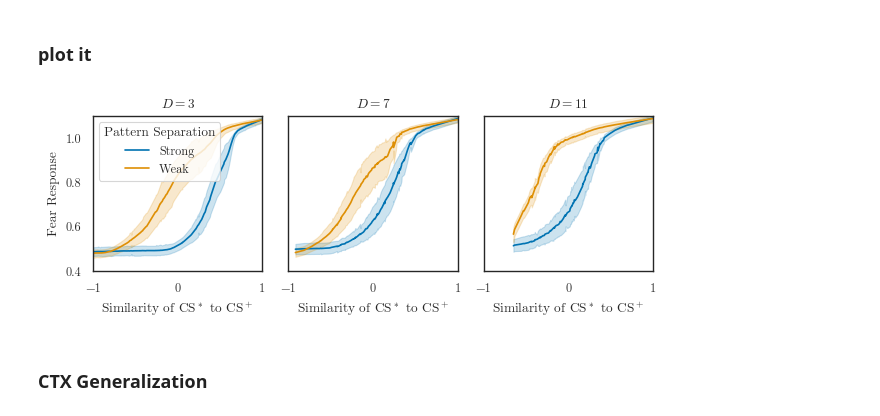
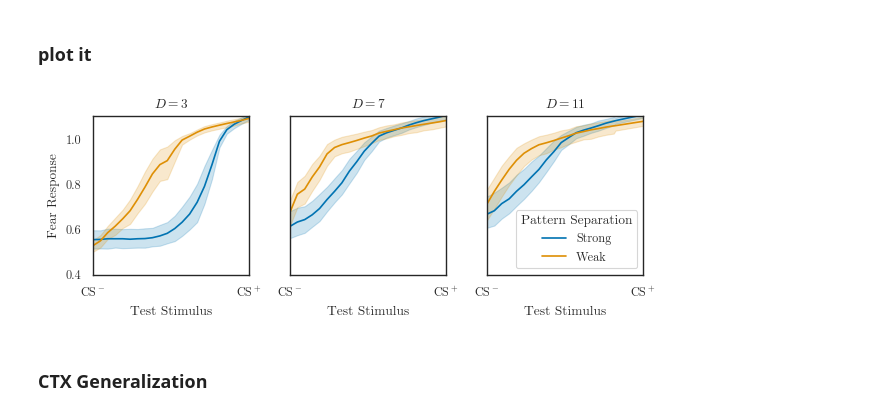
Before and after one commit to psipeter/amygdala, a Jupyter notebook: experiments.ipynb, the cells around one changed output. Cells and saved outputs as stored; diff of their text form; code cells hidden in the pictures.

```diff
--- a/experiments.ipynb
+++ b/experiments.ipynb
@@ -938,0 +1160,12 @@ plot_genCS(sparsities, dim_CS, dim_CTX, xmin=0.0, ymin=0.3, ymax=1.1)
+# %%
+sparsities = [0.1, 0.2]
+seeds = 10
+nCS = 22
+dim_CS = 7
+dim_CTX = 5
+nNeuronsExtCS = 10000
+for i in sparsities:
+    print(f"sparsity {i}")
+    genCS(seeds=seeds, nCS=nCS, dim_CS=dim_CS, dim_CTX=dim_CTX, nNeuronsExtCS=nNeuronsExtCS,
+          sparsity=i, choose_intercepts_method='sparsity')
+plot_genCS(sparsities, dim_CS, dim_CTX, xmin=0.0, ymin=0.3, ymax=1.1)
@@ -938,0 +1193,12 @@ plot_genCS(sparsities, dim_CS, dim_CTX, xmin=0.0, ymin=0.3, ymax=1.1)
+# %%
+sparsities = [0.1, 0.2]
+seeds = 10
+nCS = 22
+dim_CS = 11
+dim_CTX = 5
+nNeuronsExtCS = 10000
+for i in sparsities:
+    print(f"sparsity {i}")
+    genCS(seeds=seeds, nCS=nCS, dim_CS=dim_CS, dim_CTX=dim_CTX, nNeuronsExtCS=nNeuronsExtCS,
+          sparsity=i, choose_intercepts_method='sparsity')
+plot_genCS(sparsities, dim_CS, dim_CTX, xmin=0.0, ymin=0.3, ymax=1.1)
@@ -1041,33 +1328,34 @@ plot_genCS(sparsities, dim_CS, dim_CTX, xmin=-0.5, ymin=0.3, ymax=1.2)
 # %% [markdown]
 ### plot it
 # %%
-xmin = -1.0
+xmin = 0
 ymin = 0.4
 ymax = 1.1
 dimensions = [3,7,11]
-sparsities = [0.2, 0.4]
+sparsities = [0.1, 0.2]
 
 fig, axes = plt.subplots(nrows=1, ncols=3, figsize=((6.38, 2.5)), sharey=True)
 for j, dim_CS in enumerate(dimensions):
     for i, sparsity in enumerate(sparsities):
         data = pd.read_pickle(f"genCS_sparsity{sparsity}_dimCS={dim_CS}.pkl")
         if sparsity==min(sparsities): label="Strong"
         elif sparsity==max(sparsities): label="Weak"
 #         label = sparsity
         sns.lineplot(data=data, x='Similarity to CS+', y="Fear Response",
             ax=axes[j], color=palette[i], label=label)
-        axes[j].set(xticks=((-1.0, 0.0, 1.0)), xlim=((xmin, 1.0)), xlabel=r'Similarity of CS$^*$ to CS$^+$',
+        axes[j].set(xticks=((0.0, 1.0)), xlim=((xmin, 1.0)),
+            xticklabels=[r"CS$^-$", r"CS$^+$"],xlabel="Test Stimulus",
             title=r"$D=$"+str(dim_CS), ylabel="Fear Response",
             yticks=((0.0, 0.2, 0.4, 0.6, 0.8, 1.0, 1.2)), ylim=((ymin, ymax)))
 
-axes[0].legend(title="Pattern Separation")
+axes[0].get_legend().remove()
 axes[1].get_legend().remove()
-axes[2].get_legend().remove()
+axes[2].legend(title="Pattern Separation")
 plt.tight_layout()
-fig.savefig(f"dimensions.svg")
-fig.savefig(f"dimensions.png", dpi=600)
+fig.savefig(f"dimensions_sparsity.svg")
+fig.savefig(f"dimensions_sparsity.png", dpi=600)
 # %% [output]
-[figure, old version]
+[figure, new version]
 # %% [markdown]
 ### CTX Generalization
 # %%
```
Also changed, not shown: parts of 17 cells of this notebook.
